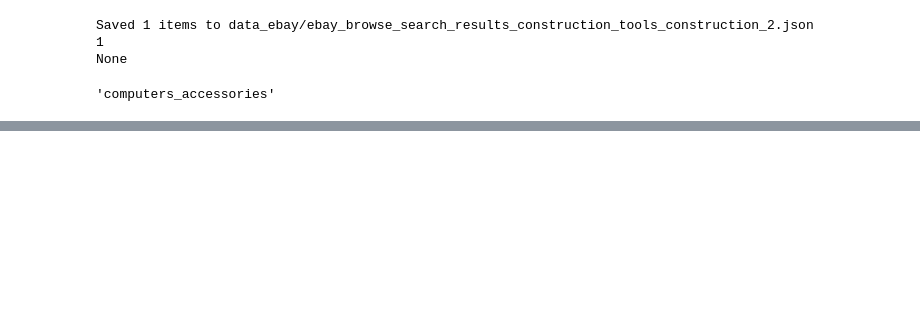
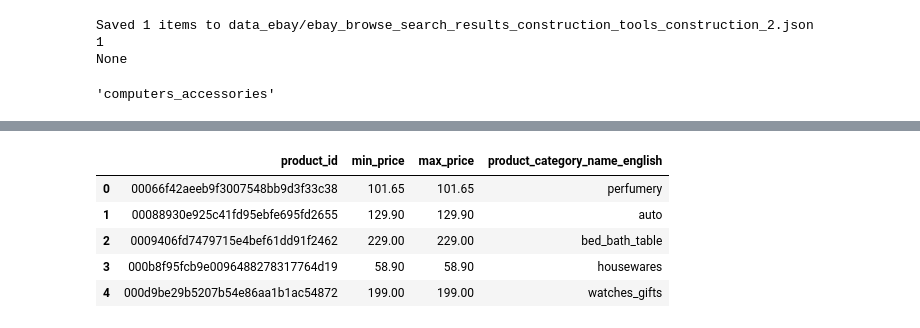
Before and after one commit to INFO-7374-Algorithmic-Digital-Marketing/Final-Project-SmartCommerce, a Jupyter notebook: data_pipeline/churn.ipynb, the cells around one changed output, grey strips where cells are left out. Saved outputs shown, nothing was run; the diff lists cells and outputs as text; code cells hidden in the pictures; blank space fills up the shorter version.

```diff
--- a/data_pipeline/churn.ipynb
+++ b/data_pipeline/churn.ipynb
@@ -347,3 +394,17 @@ None
 categories[1]
 # %% [output]
 'computers_accessories'
+# %%
+query = '''select
+    *
+from
+    top_products_with_price_summary
+where
+    product_id in (
+    select
+        product_id
+    from
+        top_products_with_price_summary
+    );'''
+
+joined_df_english_category = __run_query(query)
@@ -349,0 +431,9 @@ categories[1]
+# %%
+joined_df_english_category.head()
+# %% [output]
+|  | product_id | min_price | max_price | product_category_name_english |
+| 0 | 00066f42aeeb9f3007548bb9d3f33c38 | 101.65 | 101.65 | perfumery |
+| 1 | 00088930e925c41fd95ebfe695fd2655 | 129.90 | 129.90 | auto |
+| 2 | 0009406fd7479715e4bef61dd91f2462 | 229.00 | 229.00 | bed_bath_table |
+| 3 | 000b8f95fcb9e0096488278317764d19 | 58.90 | 58.90 | housewares |
+| 4 | 000d9be29b5207b54e86aa1b1ac54872 | 199.00 | 199.00 | watches_gifts |
```
Also changed, not shown: parts of 11 cells of this notebook, 2 other files.
